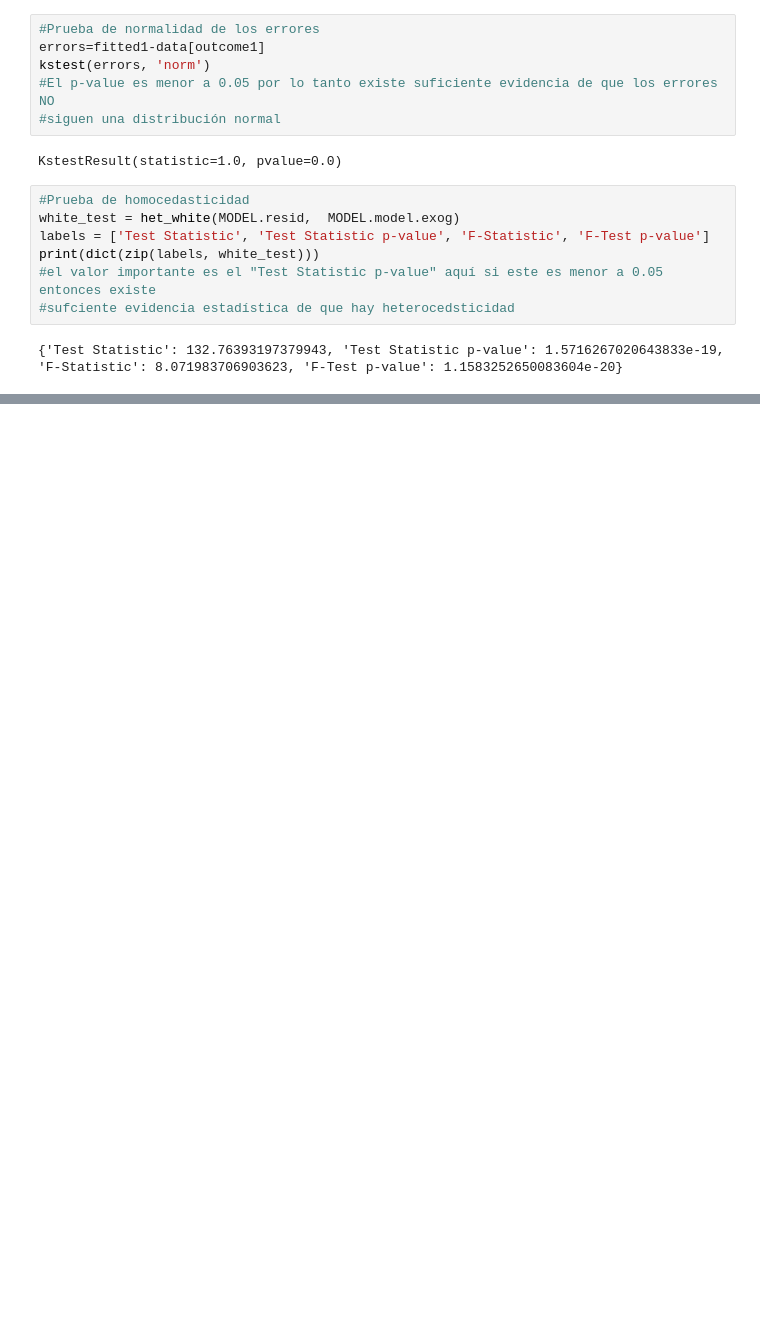
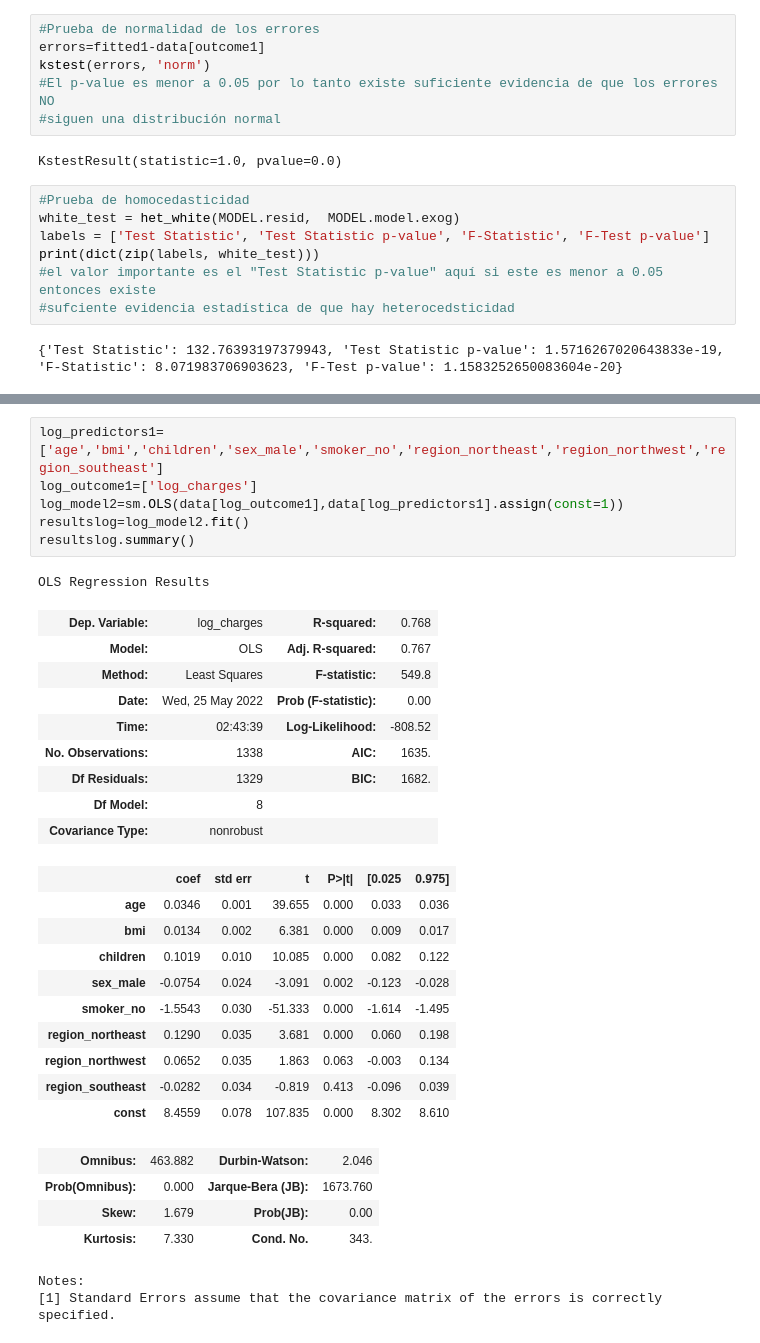
Before and after one commit to BraulioRivTri/AI-Fundamentals, a Jupyter notebook: Proyecto1.ipynb, the cells around one changed output, grey strips where cells are left out. Drawn from its saved outputs; the diff is of its cells as text; blank space fills up the shorter version.

```diff
--- a/Proyecto1.ipynb
+++ b/Proyecto1.ipynb
@@ -403,0 +538,33 @@ print(dict(zip(labels, white_test)))
+# %%
+log_predictors1=['age','bmi','children','sex_male','smoker_no','region_northeast','region_northwest','region_southeast']
+log_outcome1=['log_charges']
+log_model2=sm.OLS(data[log_outcome1],data[log_predictors1].assign(const=1))
+resultslog=log_model2.fit()
+resultslog.summary()
+# %% [output]
+OLS Regression Results
+| Dep. Variable: | log_charges | R-squared: | 0.768 |
+| Model: | OLS | Adj. R-squared: | 0.767 |
+| Method: | Least Squares | F-statistic: | 549.8 |
+| Date: | Wed, 25 May 2022 | Prob (F-statistic): | 0.00 |
+| Time: | 02:43:39 | Log-Likelihood: | -808.52 |
+| No. Observations: | 1338 | AIC: | 1635. |
+| Df Residuals: | 1329 | BIC: | 1682. |
+| Df Model: | 8 |  |  |
+| Covariance Type: | nonrobust |  |  |
+|  | coef | std err | t | P>|t| | [0.025 | 0.975] |
+| age | 0.0346 | 0.001 | 39.655 | 0.000 | 0.033 | 0.036 |
+| bmi | 0.0134 | 0.002 | 6.381 | 0.000 | 0.009 | 0.017 |
+| children | 0.1019 | 0.010 | 10.085 | 0.000 | 0.082 | 0.122 |
+| sex_male | -0.0754 | 0.024 | -3.091 | 0.002 | -0.123 | -0.028 |
+| smoker_no | -1.5543 | 0.030 | -51.333 | 0.000 | -1.614 | -1.495 |
+| region_northeast | 0.1290 | 0.035 | 3.681 | 0.000 | 0.060 | 0.198 |
+| region_northwest | 0.0652 | 0.035 | 1.863 | 0.063 | -0.003 | 0.134 |
+| region_southeast | -0.0282 | 0.034 | -0.819 | 0.413 | -0.096 | 0.039 |
+| const | 8.4559 | 0.078 | 107.835 | 0.000 | 8.302 | 8.610 |
+| Omnibus: | 463.882 | Durbin-Watson: | 2.046 |
+| Prob(Omnibus): | 0.000 | Jarque-Bera (JB): | 1673.760 |
+| Skew: | 1.679 | Prob(JB): | 0.00 |
+| Kurtosis: | 7.330 | Cond. No. | 343. |
+Notes:
+[1] Standard Errors assume that the covariance matrix of the errors is correctly specified.
```
Also changed, not shown: parts of 18 cells of this notebook.
